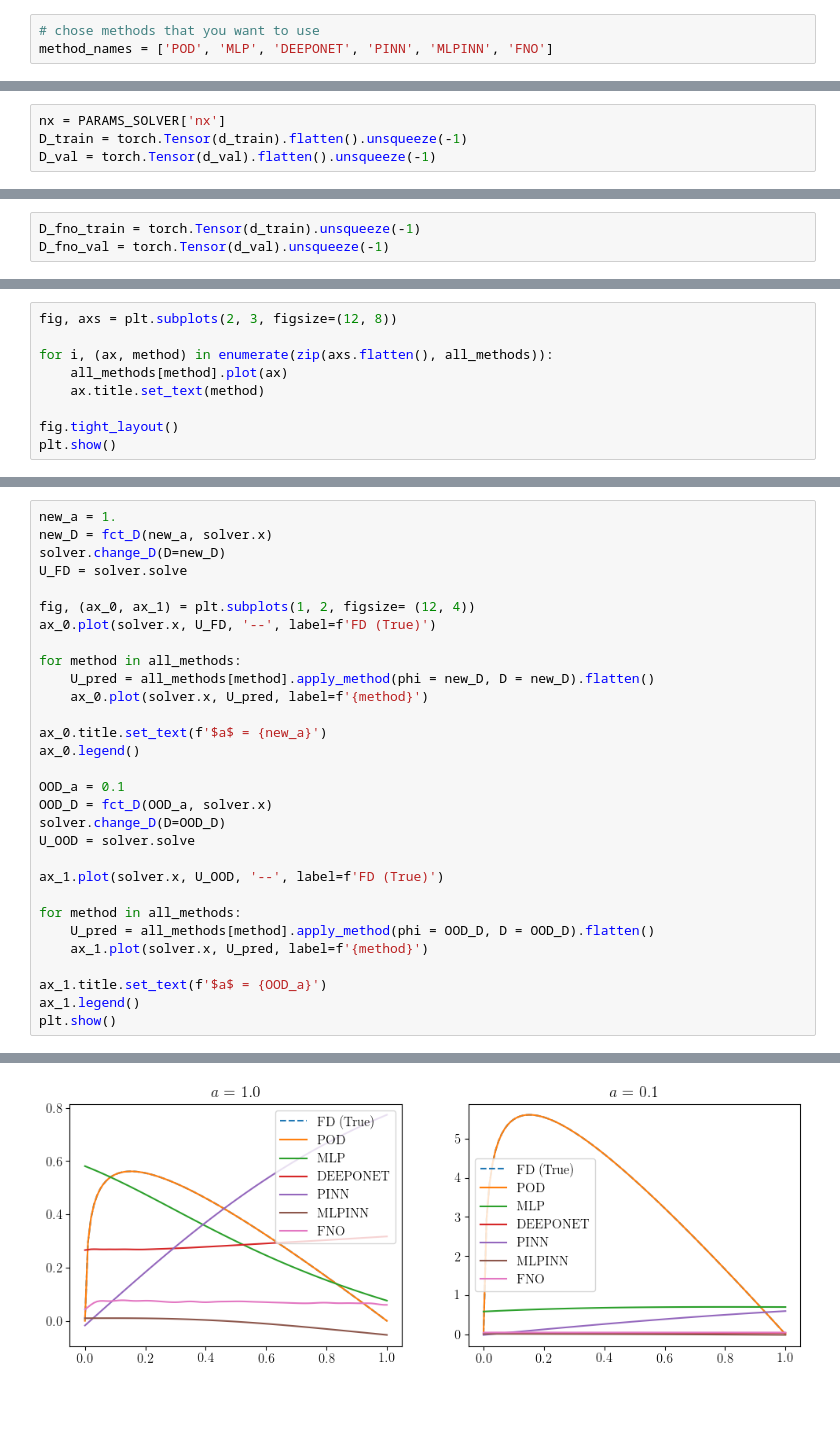
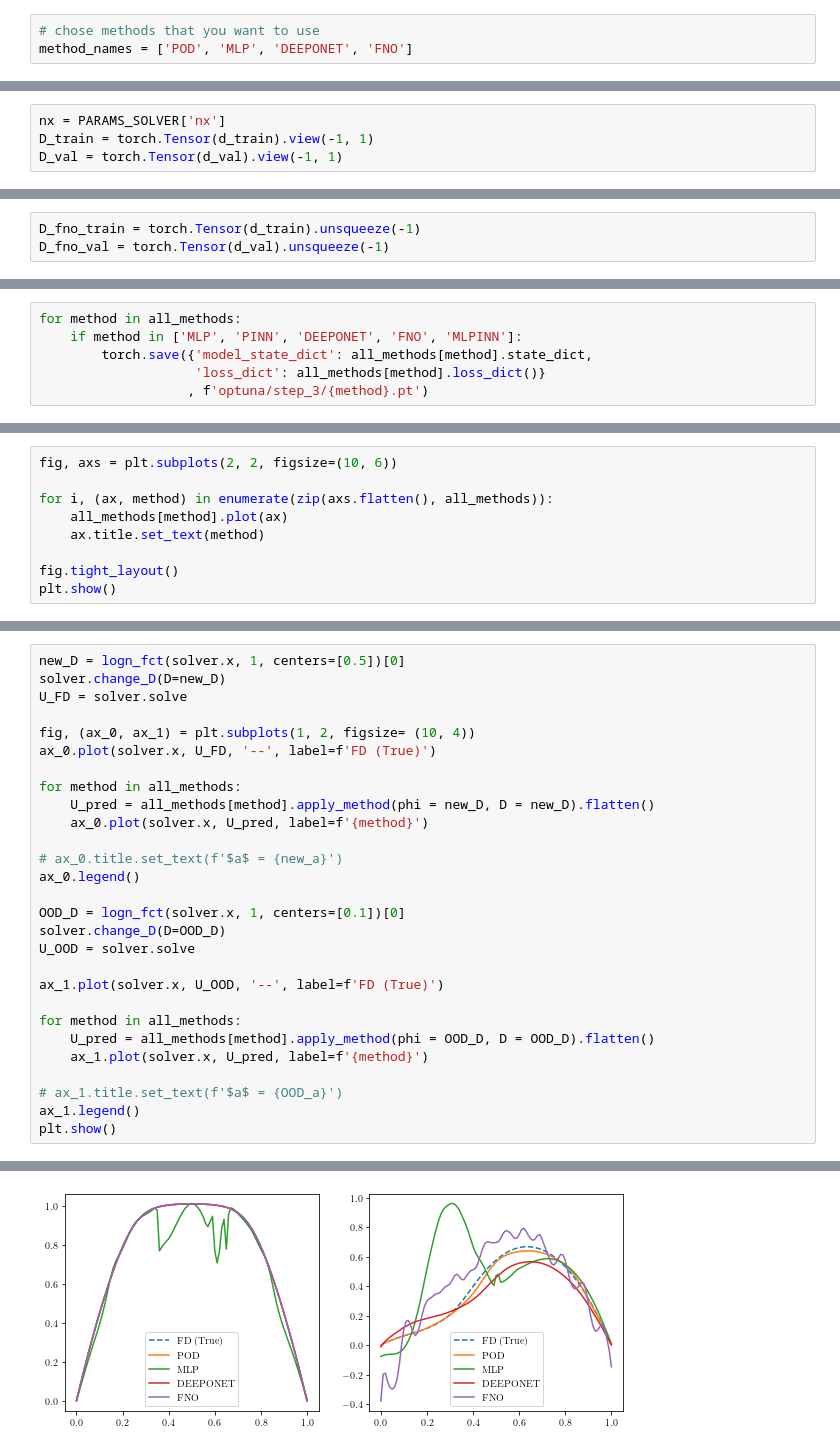
Before and after one commit to lechevaa/CEMRACS_SciML, a Jupyter notebook: notebooks/PoissonEquation/Poisson_step_3.ipynb, the cells around one changed output, grey strips where cells are left out. Drawn from its saved outputs; the diff is of its cells as text; blank space fills up the shorter version.

```diff
--- a/notebooks/PoissonEquation/Poisson_step_3.ipynb
+++ b/notebooks/PoissonEquation/Poisson_step_3.ipynb
@@ -63,4 +104,4 @@ plt.show()
 from methods.DataDrivenMethods import DDMethod
 # %%
 # chose methods that you want to use
-method_names = ['POD', 'MLP', 'DEEPONET', 'PINN', 'MLPINN', 'FNO']
+method_names = ['POD', 'MLP', 'DEEPONET', 'FNO']
@@ -84,8 +129,8 @@ for method in method_names:
 d_train, d_val, u_train, u_val = sklearn.model_selection.train_test_split(VD, VU, test_size=0.2, random_state=123)
 # %%
 nx = PARAMS_SOLVER['nx']
-D_train = torch.Tensor(d_train).flatten().unsqueeze(-1)
-D_val = torch.Tensor(d_val).flatten().unsqueeze(-1)
+D_train = torch.Tensor(d_train).view(-1, 1)
+D_val = torch.Tensor(d_val).view(-1, 1)
 # %%
 x = torch.Tensor(solver.x).view(-1, 1)
 X_train = x.repeat(d_train.shape[0], 1)
@@ -142,0 +186,6 @@ FNO fitted
+# %%
+for method in all_methods:
+    if method in ['MLP', 'PINN', 'DEEPONET', 'FNO', 'MLPINN']:
+        torch.save({'model_state_dict': all_methods[method].state_dict,
+                    'loss_dict': all_methods[method].loss_dict()}
+                   , f'optuna/step_3/{method}.pt')
@@ -143,5 +194,5 @@ FNO fitted
 # %%
-fig, axs = plt.subplots(2, 3, figsize=(12, 8))
+fig, axs = plt.subplots(2, 2, figsize=(10, 6))
 
 for i, (ax, method) in enumerate(zip(axs.flatten(), all_methods)):
     all_methods[method].plot(ax)
@@ -154,21 +207,19 @@ plt.show()
 # %%
-new_a = 1.
-new_D = fct_D(new_a, solver.x)
+new_D = logn_fct(solver.x, 1, centers=[0.5])[0]
 solver.change_D(D=new_D)
 U_FD = solver.solve
 
-fig, (ax_0, ax_1) = plt.subplots(1, 2, figsize= (12, 4))
+fig, (ax_0, ax_1) = plt.subplots(1, 2, figsize= (10, 4))
 ax_0.plot(solver.x, U_FD, '--', label=f'FD (True)')
 
 for method in all_methods:
     U_pred = all_methods[method].apply_method(phi = new_D, D = new_D).flatten()
     ax_0.plot(solver.x, U_pred, label=f'{method}')
 
-ax_0.title.set_text(f'$a$ = {new_a}')
+# ax_0.title.set_text(f'$a$ = {new_a}')
 ax_0.legend()
 
-OOD_a = 0.1
-OOD_D = fct_D(OOD_a, solver.x)
+OOD_D = logn_fct(solver.x, 1, centers=[0.1])[0]
 solver.change_D(D=OOD_D)
 U_OOD = solver.solve
 
@@ -178,7 +229,7 @@ for method in all_methods:
     U_pred = all_methods[method].apply_method(phi = OOD_D, D = OOD_D).flatten()
     ax_1.plot(solver.x, U_pred, label=f'{method}')
 
-ax_1.title.set_text(f'$a$ = {OOD_a}')
+# ax_1.title.set_text(f'$a$ = {OOD_a}')
 ax_1.legend()
 plt.show()
 # %% [output]
@@ -187 +236 @@ case 2
-[figure, old version]
+[figure, new version]
```
Also changed, not shown: parts of 27 cells of this notebook, 1 other file.
